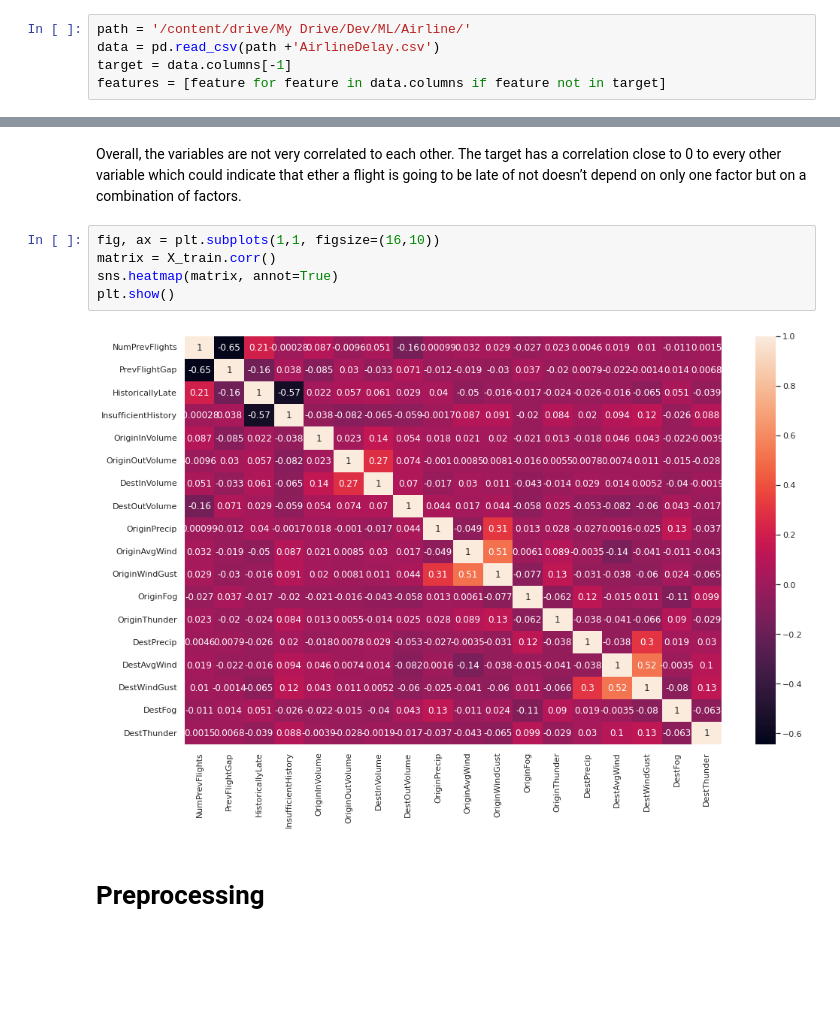
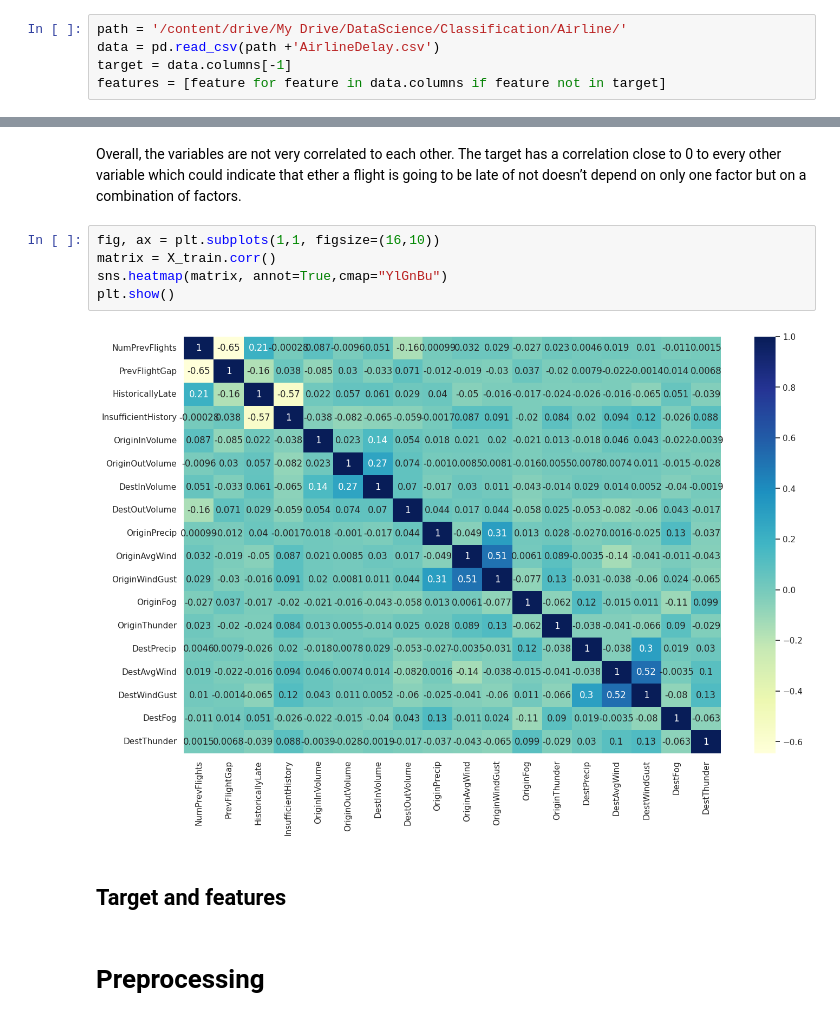
Before and after one commit to omarDrame/Tabular-classification, a Jupyter notebook: Airline.ipynb, the cells around one changed output, grey strips where cells are left out. Cells and saved outputs as stored; diff of their text form; blank space fills up the shorter version.

```diff
--- a/Airline.ipynb
+++ b/Airline.ipynb
@@ -77,7 +130,7 @@ Drive already mounted at /content/drive; to attempt to forcibly remount, call dr
 # %% [markdown]
 We ‘re going to split the data from the very beginning, we want our test set to not leak into the training phase. There are no missing values in the dataset, so we don’t have to worry about that. We want to make assumptions on the training set and verify if these assumptions are confirmed in the testing set, if this is the case we can hope that our analysis could be generalized to broader data.
 # %%
-path = '/content/drive/My Drive/Dev/ML/Airline/'
+path = '/content/drive/My Drive/DataScience/Classification/Airline/'
 data = pd.read_csv(path +'AirlineDelay.csv')
 target = data.columns[-1]
 features = [feature for feature in data.columns if feature not in target]
@@ -185,10 +241,12 @@ Overall, the variables are not very correlated to each other. The target has a c
 # %%
 fig, ax = plt.subplots(1,1, figsize=(16,10))
 matrix = X_train.corr()
-sns.heatmap(matrix, annot=True)
+sns.heatmap(matrix, annot=True,cmap="YlGnBu")
 plt.show()
 # %% [output]
-[figure, old version]
+[figure, new version]
+# %% [markdown]
+## Target and features
 # %% [markdown]
 # Preprocessing
 # %% [markdown]
```
Also changed, not shown: parts of 108 cells of this notebook.
